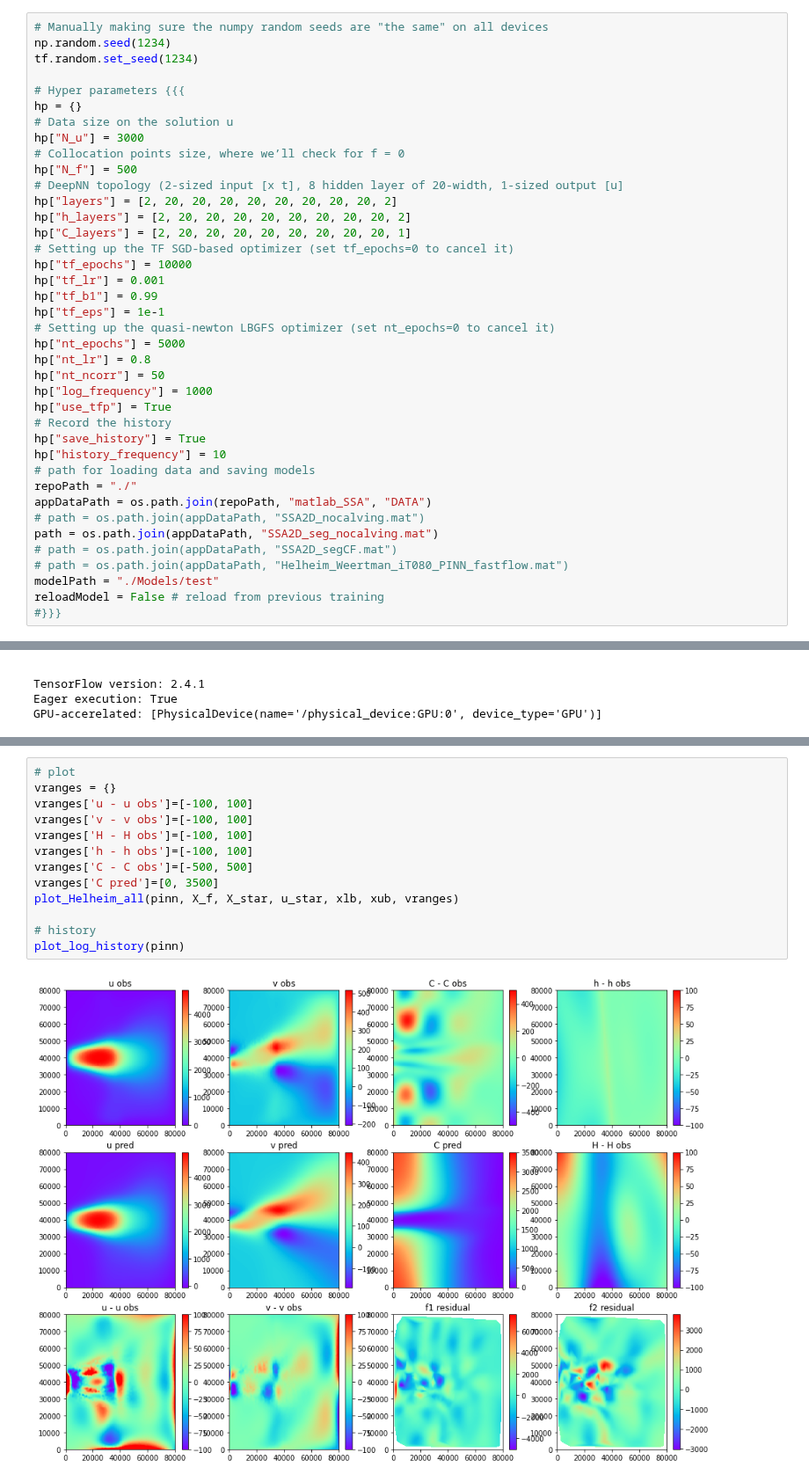
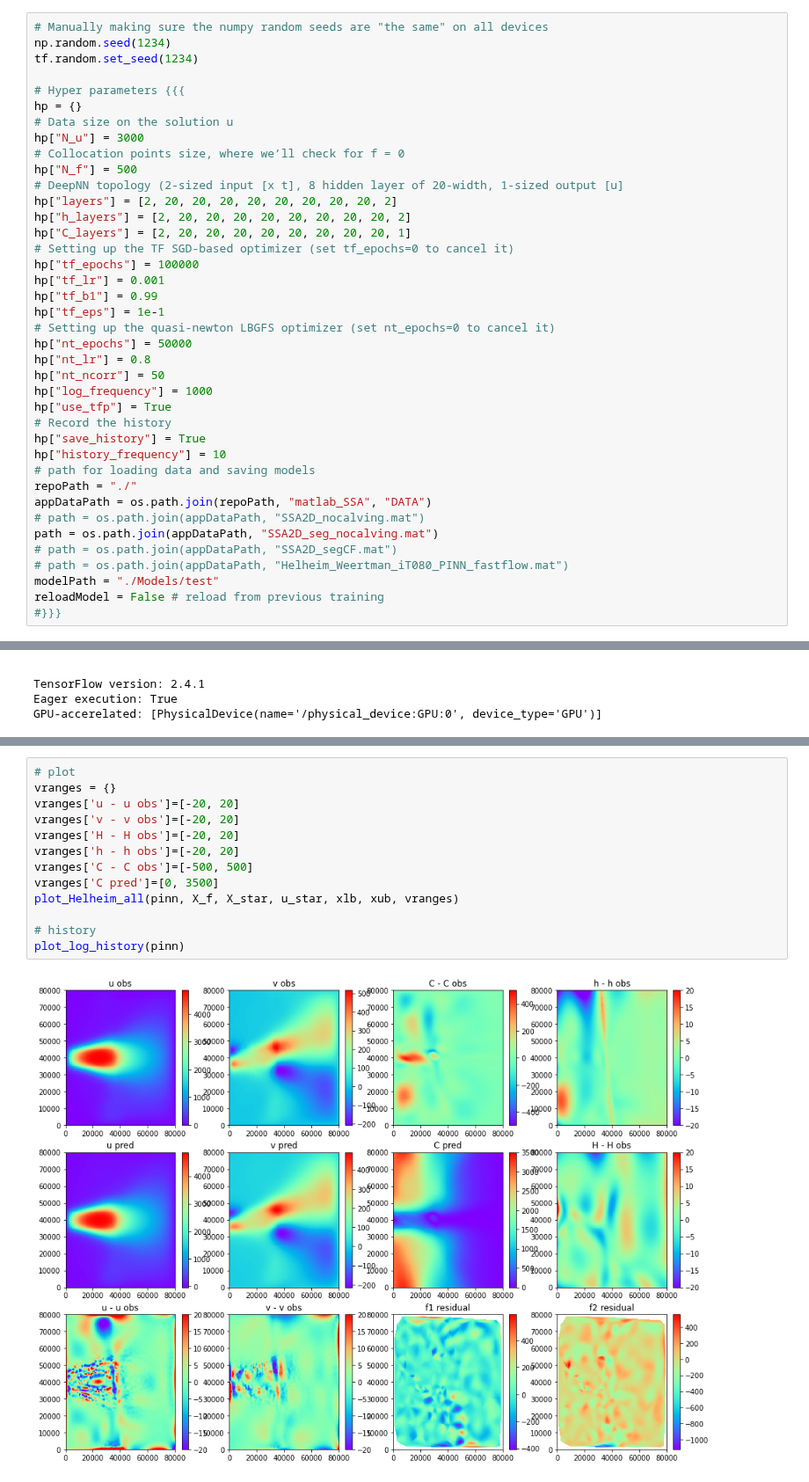
Before and after one commit to enigne/PINNS, a Jupyter notebook: test_3NN_C.ipynb, the cells around one changed output, grey strips where cells are left out. Shown at 88% size. Drawn from its saved outputs; the diff is of its cells as text.

```diff
--- a/test_3NN_C.ipynb
+++ b/test_3NN_C.ipynb
@@ -28,12 +28,12 @@ hp["layers"] = [2, 20, 20, 20, 20, 20, 20, 20, 20, 2]
 hp["h_layers"] = [2, 20, 20, 20, 20, 20, 20, 20, 20, 2]
 hp["C_layers"] = [2, 20, 20, 20, 20, 20, 20, 20, 20, 1]
 # Setting up the TF SGD-based optimizer (set tf_epochs=0 to cancel it)
-hp["tf_epochs"] = 10000
+hp["tf_epochs"] = 100000
 hp["tf_lr"] = 0.001
 hp["tf_b1"] = 0.99
 hp["tf_eps"] = 1e-1
 # Setting up the quasi-newton LBGFS optimizer (set nt_epochs=0 to cancel it)
-hp["nt_epochs"] = 5000
+hp["nt_epochs"] = 50000
 hp["nt_lr"] = 0.8
 hp["nt_ncorr"] = 50
 hp["log_frequency"] = 1000
@@ -116,15 +116,15 @@ Training finished (epoch 15000): duration = 09:09  error = 8.5451e-02
 # %%
 # plot
 vranges = {}
-vranges['u - u obs']=[-100, 100]
-vranges['v - v obs']=[-100, 100]
-vranges['H - H obs']=[-100, 100]
-vranges['h - h obs']=[-100, 100]
+vranges['u - u obs']=[-20, 20]
+vranges['v - v obs']=[-20, 20]
+vranges['H - H obs']=[-20, 20]
+vranges['h - h obs']=[-20, 20]
 vranges['C - C obs']=[-500, 500]
 vranges['C pred']=[0, 3500]
 plot_Helheim_all(pinn, X_f, X_star, u_star, xlb, xub, vranges)
 
 # history
 plot_log_history(pinn)
 # %% [output]
-[figure, old version]
+[figure, new version]
```
Also changed, not shown: parts of 2 cells of this notebook, 1 other file.
